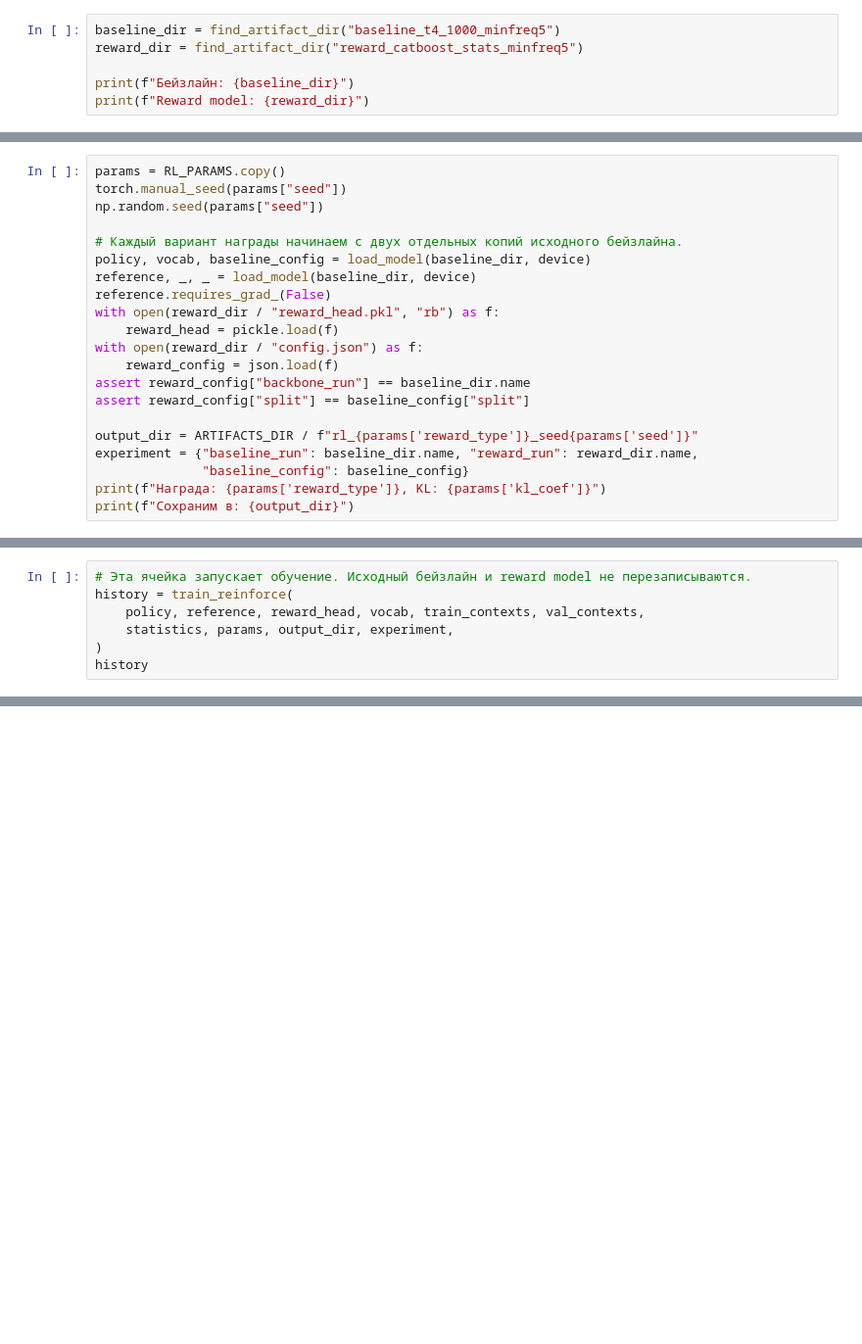
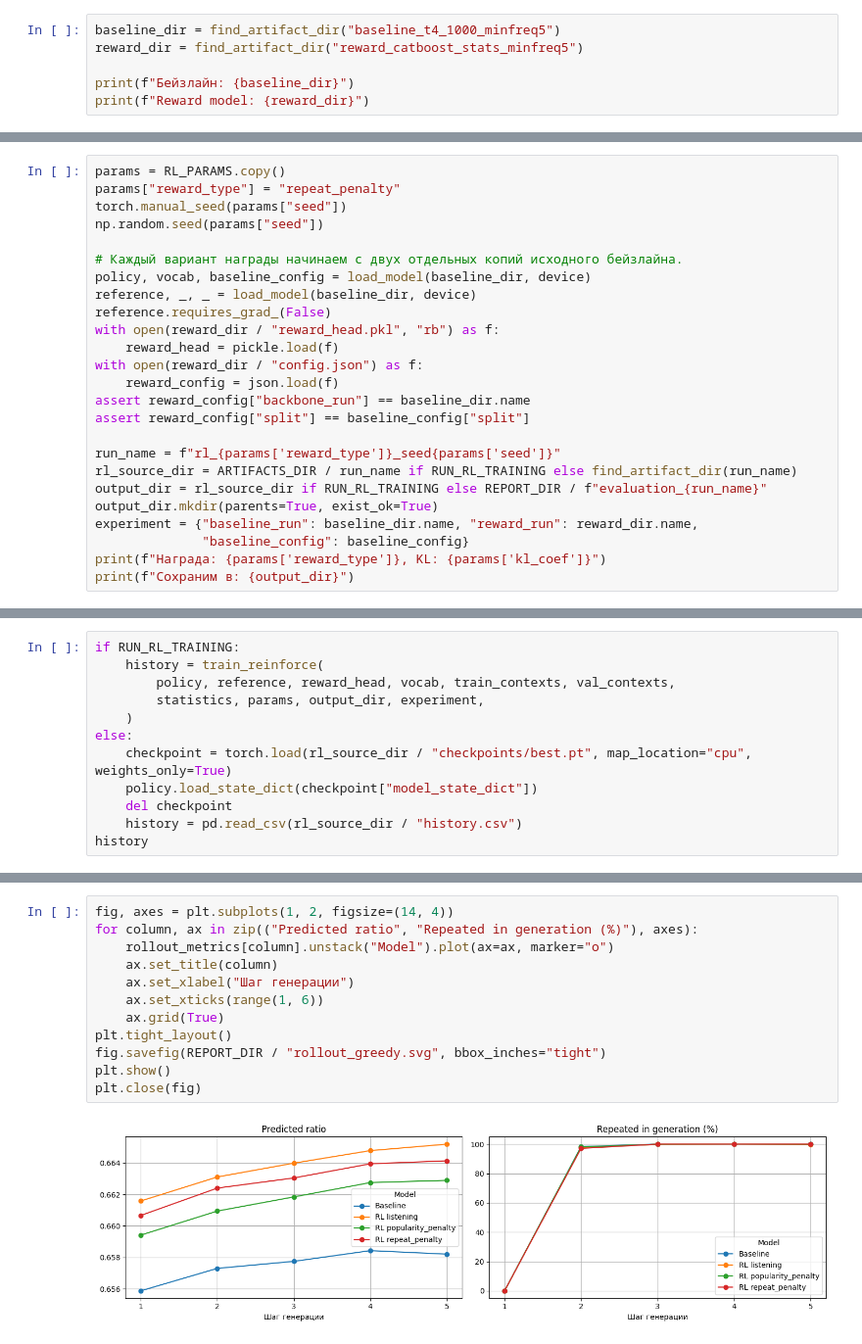
Before and after one commit to daosistt/recsys-rl-sequential, a Jupyter notebook: experiment.ipynb, the cells around one changed output, grey strips where cells are left out. Shown at 98% size. Cells and saved outputs as stored; diff of their text form; blank space fills up the shorter version.

```diff
--- a/experiment.ipynb
+++ b/experiment.ipynb
@@ -49,5 +295,6 @@ print(f"Reward model: {reward_dir}")
 # %%
 params = RL_PARAMS.copy()
+params["reward_type"] = "repeat_penalty"
 torch.manual_seed(params["seed"])
 np.random.seed(params["seed"])
 
@@ -62,7 +309,10 @@ with open(reward_dir / "config.json") as f:
 assert reward_config["backbone_run"] == baseline_dir.name
 assert reward_config["split"] == baseline_config["split"]
 
-output_dir = ARTIFACTS_DIR / f"rl_{params['reward_type']}_seed{params['seed']}"
+run_name = f"rl_{params['reward_type']}_seed{params['seed']}"
+rl_source_dir = ARTIFACTS_DIR / run_name if RUN_RL_TRAINING else find_artifact_dir(run_name)
+output_dir = rl_source_dir if RUN_RL_TRAINING else REPORT_DIR / f"evaluation_{run_name}"
+output_dir.mkdir(parents=True, exist_ok=True)
 experiment = {"baseline_run": baseline_dir.name, "reward_run": reward_dir.name,
               "baseline_config": baseline_config}
 print(f"Награда: {params['reward_type']}, KL: {params['kl_coef']}")
@@ -82,7 +336,12 @@ print(f"Контексты: train={len(train_contexts)}, validation={len(val_con
 # %%
-# Эта ячейка запускает обучение. Исходный бейзлайн и reward model не перезаписываются.
-history = train_reinforce(
-    policy, reference, reward_head, vocab, train_contexts, val_contexts,
-    statistics, params, output_dir, experiment,
-)
+if RUN_RL_TRAINING:
+    history = train_reinforce(
+        policy, reference, reward_head, vocab, train_contexts, val_contexts,
+        statistics, params, output_dir, experiment,
+    )
+else:
+    checkpoint = torch.load(rl_source_dir / "checkpoints/best.pt", map_location="cpu", weights_only=True)
+    policy.load_state_dict(checkpoint["model_state_dict"])
+    del checkpoint
+    history = pd.read_csv(rl_source_dir / "history.csv")
 history
@@ -88,0 +554,14 @@ history
+# %%
+fig, axes = plt.subplots(1, 2, figsize=(14, 4))
+for column, ax in zip(("Predicted ratio", "Repeated in generation (%)"), axes):
+    rollout_metrics[column].unstack("Model").plot(ax=ax, marker="o")
+    ax.set_title(column)
+    ax.set_xlabel("Шаг генерации")
+    ax.set_xticks(range(1, 6))
+    ax.grid(True)
+plt.tight_layout()
+fig.savefig(REPORT_DIR / "rollout_greedy.svg", bbox_inches="tight")
+plt.show()
+plt.close(fig)
+# %% [output]
+[figure, added]
```
Also changed, not shown: parts of 39 cells of this notebook, 36 other files.
